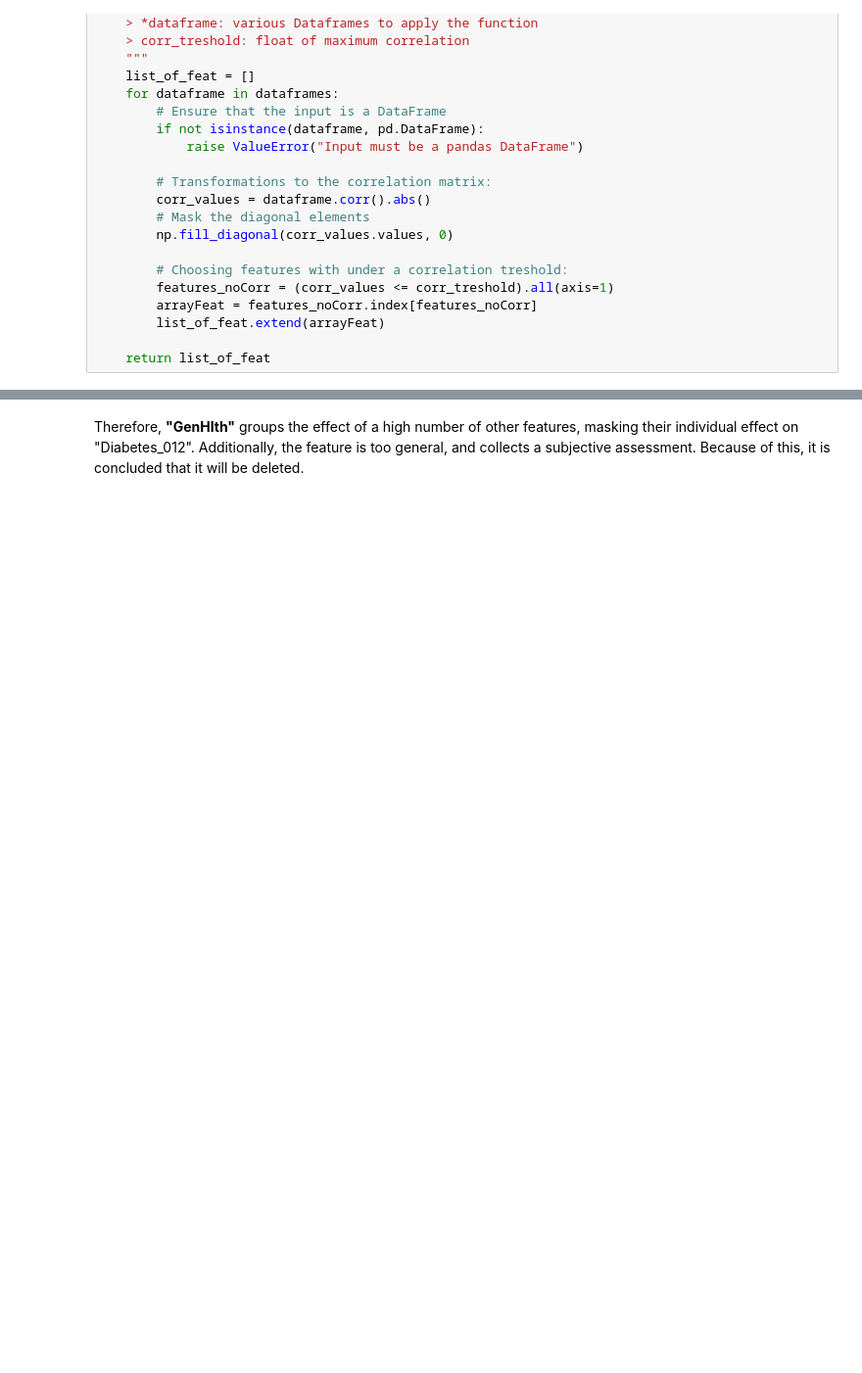
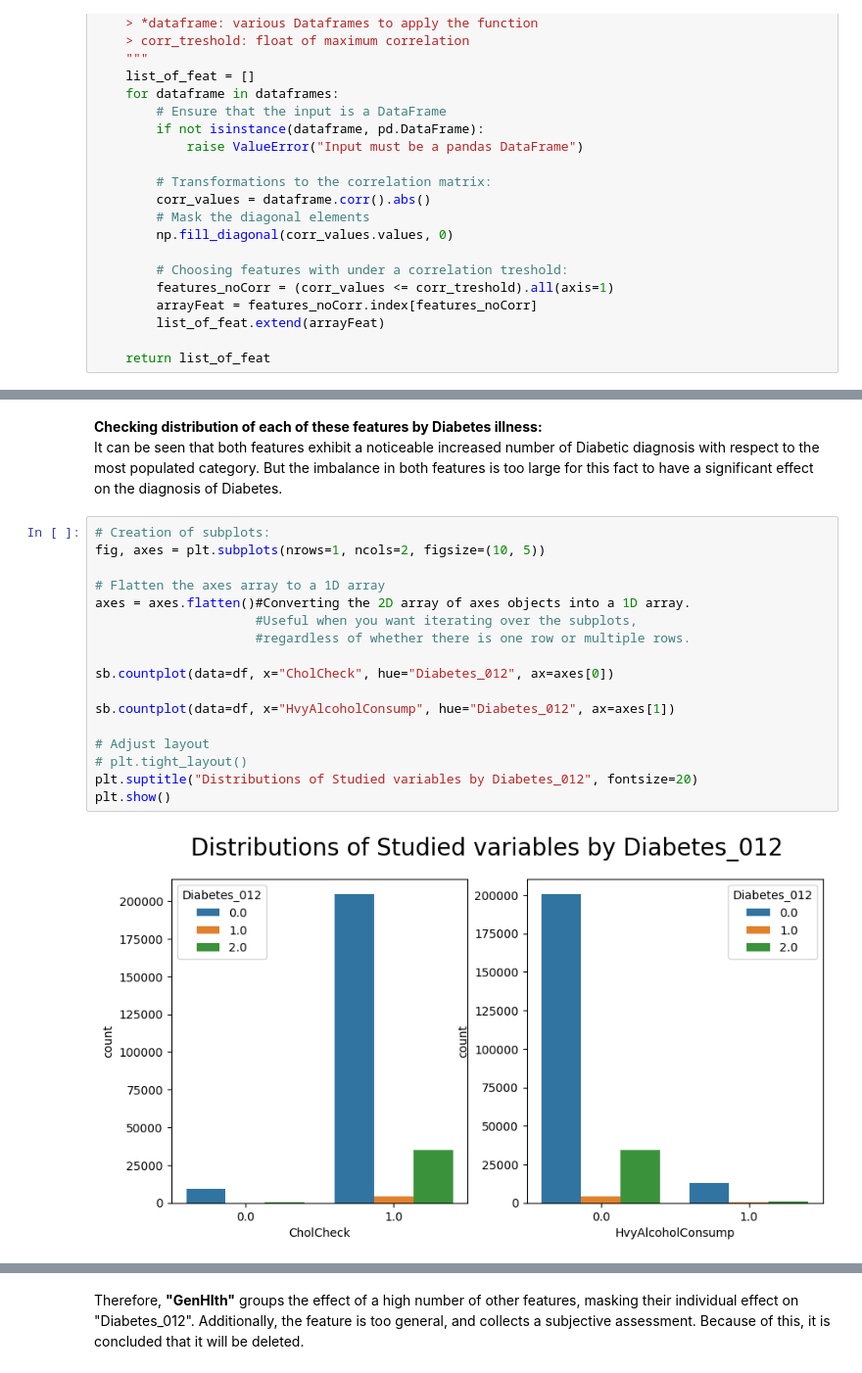
Before and after one commit to AliGarAlon/Diabetes_Project, a Jupyter notebook: diabetes_model.ipynb, the cells around one changed output, grey strips where cells are left out. Shown at 98% size. Drawn from its saved outputs; the diff is of its cells as text; blank space fills up the shorter version.

```diff
--- a/diabetes_model.ipynb
+++ b/diabetes_model.ipynb
@@ -612,0 +678,22 @@ plt.show()
+# %% [markdown]
+**Checking distribution of each of these features by Diabetes illness:**<br>
+It can be seen that both features exhibit a noticeable increased number of Diabetic diagnosis with respect to the most populated category. But the imbalance in both features is too large for this fact to have a significant effect on the diagnosis of Diabetes.
+# %%
+# Creation of subplots:
+fig, axes = plt.subplots(nrows=1, ncols=2, figsize=(10, 5))
+
+# Flatten the axes array to a 1D array
+axes = axes.flatten()#Converting the 2D array of axes objects into a 1D array.
+                     #Useful when you want iterating over the subplots,
+                     #regardless of whether there is one row or multiple rows.
+
+sb.countplot(data=df, x="CholCheck", hue="Diabetes_012", ax=axes[0])
+
+sb.countplot(data=df, x="HvyAlcoholConsump", hue="Diabetes_012", ax=axes[1])
+
+# Adjust layout
+# plt.tight_layout()
+plt.suptitle("Distributions of Studied variables by Diabetes_012", fontsize=20)
+plt.show()
+# %% [output]
+[figure, added]
```
Also changed, not shown: parts of 90 cells of this notebook.
